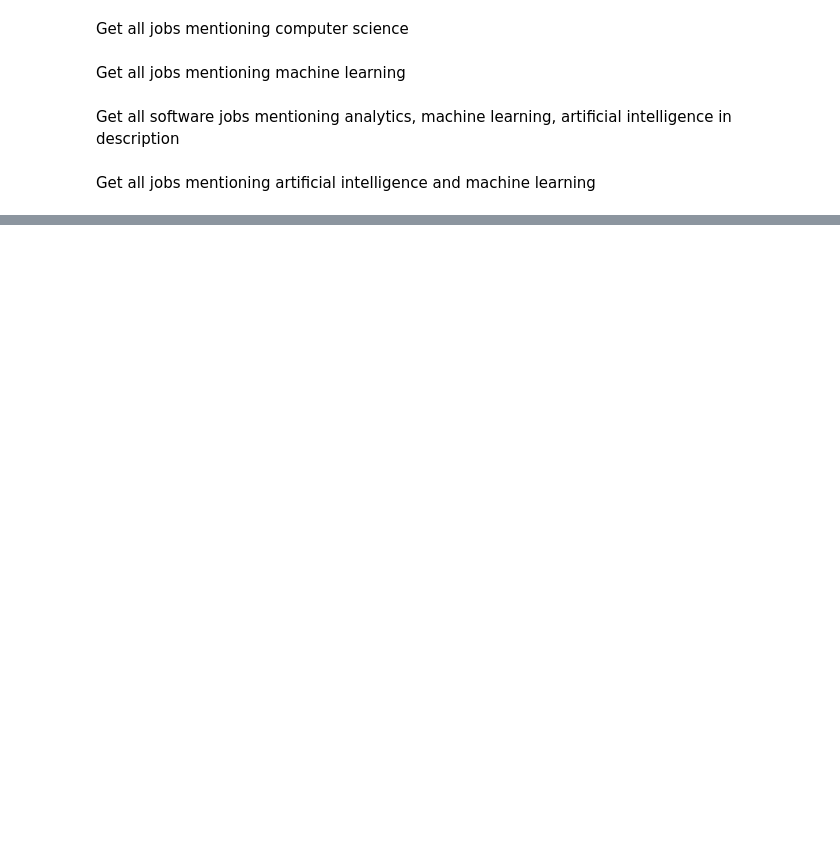
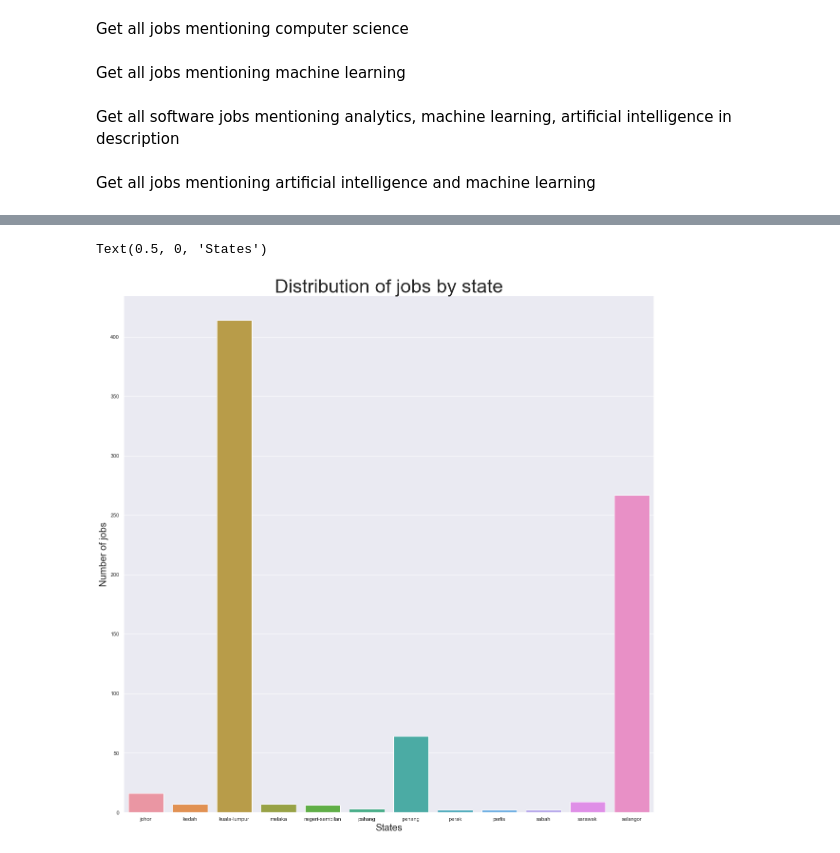
Before and after one commit to roosern-dev/Malaysia_data_jobs_analysis, a Jupyter notebook: data/cleaning.ipynb, the cells around one changed output, grey strips where cells are left out. Saved outputs shown, nothing was run; the diff lists cells and outputs as text; code cells hidden in the pictures; blank space fills up the shorter version.

```diff
--- a/data/cleaning.ipynb
+++ b/data/cleaning.ipynb
@@ -328,0 +329,2 @@ df_data_careers[df_data_careers['job_description'].str.contains('big data')].ilo
+# %%
+stragglers = df_dropped[df_dropped['job_title'].str.contains(r'artificial intelligence|\ba\W*i\b|mlops|data engineering|data engineer')]
@@ -328,0 +336,2 @@ df_data_careers[df_data_careers['job_description'].str.contains('big data')].ilo
+# %%
+df_all_data_jobs_cleaned = pd.concat([df_all_data_jobs_cleaned, stragglers])
@@ -328,0 +342,2 @@ df_data_careers[df_data_careers['job_description'].str.contains('big data')].ilo
+# %%
+df_data_jobs = df_all_data_jobs_cleaned.drop_duplicates('job_id')
@@ -328,0 +357,3 @@ df_data_careers[df_data_careers['job_description'].str.contains('big data')].ilo
+# %%
+df_jobs_by_state = df_data_jobs.groupby('state').size()
+df_jobs_by_state
@@ -328,0 +375,9 @@ df_data_careers[df_data_careers['job_description'].str.contains('big data')].ilo
+# %%
+sns.set(rc={'figure.figsize':(20,20)})
+bar = sns.barplot(df_jobs_by_state.index, df_jobs_by_state.values)
+bar.set_title("Distribution of jobs by state", fontsize=40)
+bar.set_ylabel("Number of jobs", fontsize=20)
+bar.set_xlabel("States", fontsize=20)
+# %% [output]
+Text(0.5, 0, 'States')
+[figure, added]
```
Also changed, not shown: parts of 29 cells of this notebook.
